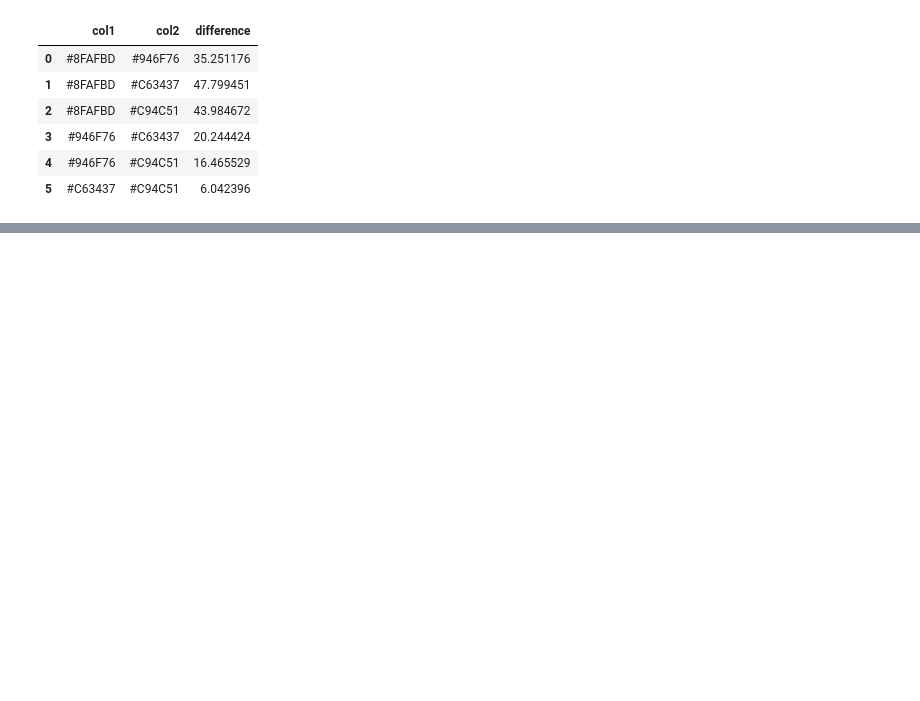
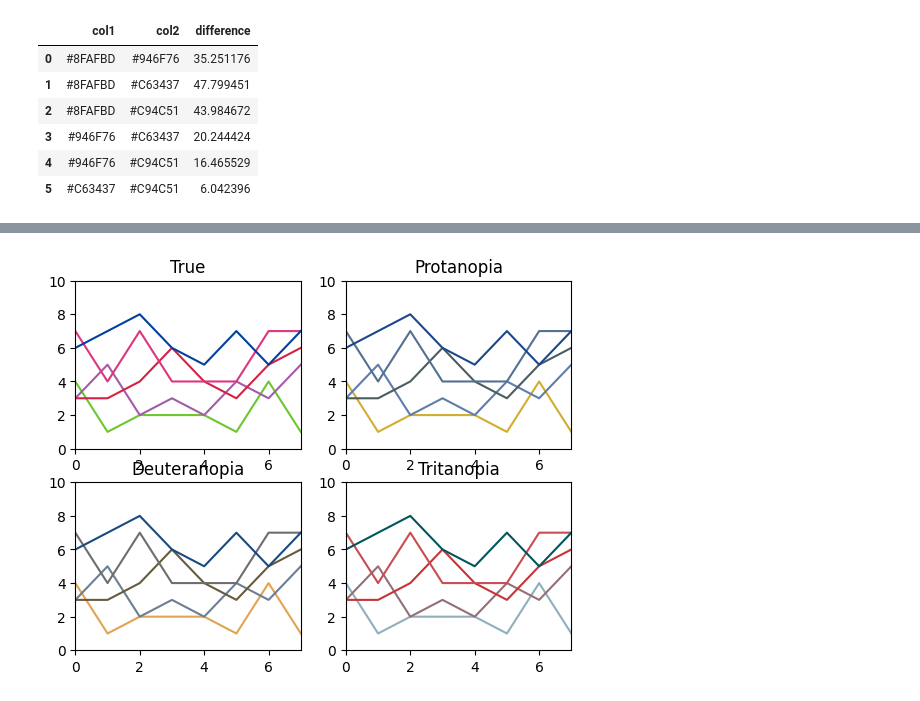
Before and after one commit to the-codingschool/TRAIN-datasets, a Jupyter notebook: color_blindness_sim/simulate_vision_deficiency.ipynb, the cells around one changed output, grey strips where cells are left out. Cells and saved outputs as stored; diff of their text form; code cells hidden in the pictures; blank space fills up the shorter version.

```diff
--- a/color_blindness_sim/simulate_vision_deficiency.ipynb
+++ b/color_blindness_sim/simulate_vision_deficiency.ipynb
@@ -475,0 +490,26 @@ Tritanopia
+# %%
+from random import randint
+
+"""
+Generate semi-random points to plot for each color in the original palette.
+These points will be reused to make identical subplots for each vision type
+"""
+x_data = range(8)
+y_data = []
+for i in range(len(my_results_df['True'])):
+    y_data.append([randint(1+i,4+i) for j in x_data])   # using randint(1+i,4+i) helps keep the plots from looking too messy
+
+count = 0
+for vision_type, color_list in my_results_df.items():
+    count += 1
+    plt.subplot(2,2,count)
+    plt.xlim(0, 7)
+    plt.ylim(0, 2*len(color_list))
+    plt.title(vision_type)
+
+    for i in range(len(color_list)):
+        plt.plot(x_data, y_data[i], c=color_list[i])
+
+plt.show()
+# %% [output]
+[figure, added]
```
Also changed, not shown: parts of 12 cells of this notebook, 1 other file.
